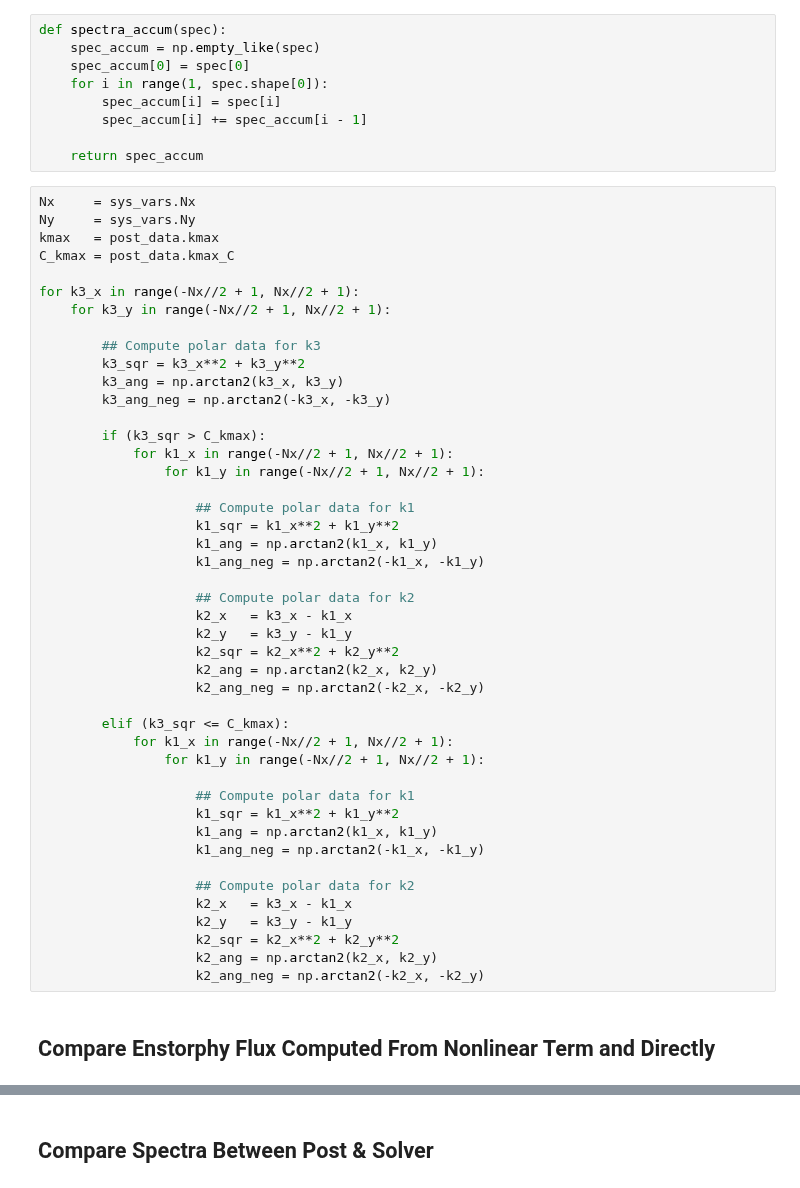
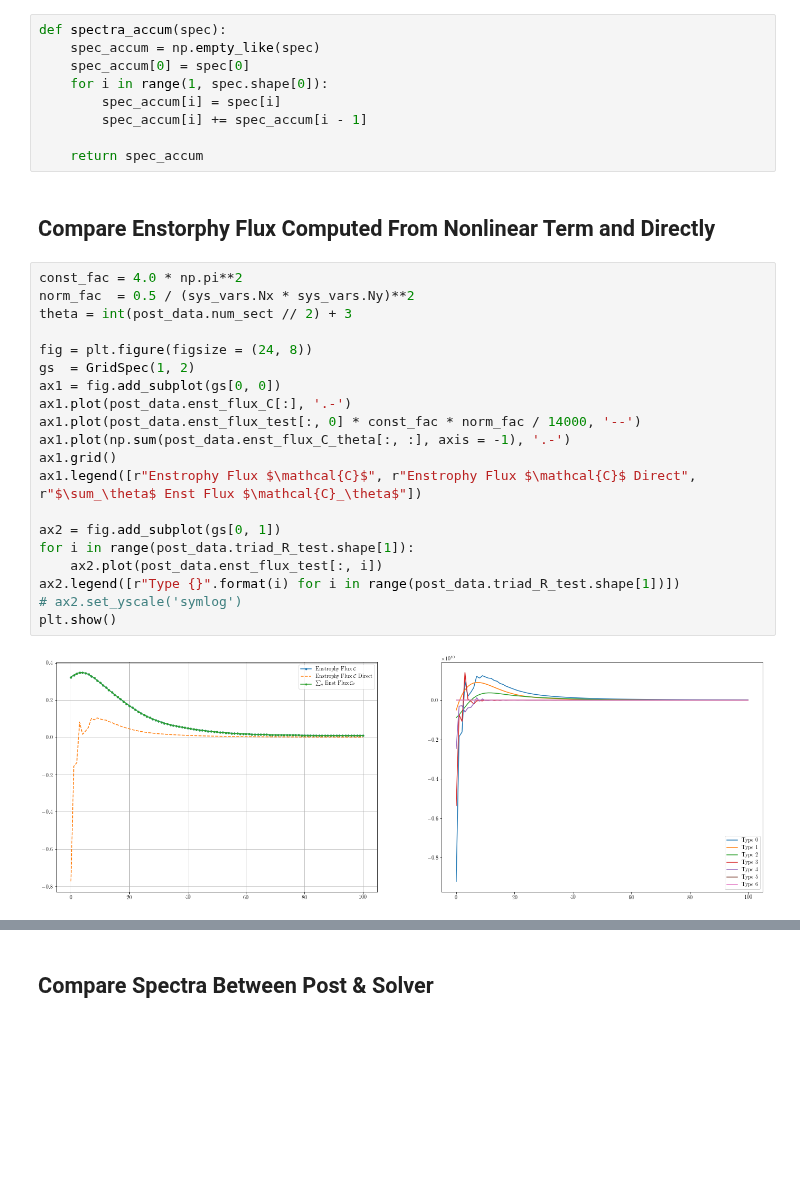
Before and after one commit to EndCar808/2D-Navier-Stokes, a Jupyter notebook: Plotting/CompareFluxes.ipynb, the cells around one changed output, grey strips where cells are left out. Cells and saved outputs as stored; diff of their text form; blank space fills up the shorter version.

```diff
--- a/Plotting/CompareFluxes.ipynb
+++ b/Plotting/CompareFluxes.ipynb
@@ -53,53 +55,30 @@ def spectra_accum(spec):
         spec_accum[i] += spec_accum[i - 1]
 
     return spec_accum
-# %%
-Nx     = sys_vars.Nx
-Ny     = sys_vars.Ny
-kmax   = post_data.kmax
-C_kmax = post_data.kmax_C
-
-for k3_x in range(-Nx//2 + 1, Nx//2 + 1):
-    for k3_y in range(-Nx//2 + 1, Nx//2 + 1):
-
-        ## Compute polar data for k3
-        k3_sqr = k3_x**2 + k3_y**2
-        k3_ang = np.arctan2(k3_x, k3_y)
-        k3_ang_neg = np.arctan2(-k3_x, -k3_y)
-
-        if (k3_sqr > C_kmax):
-            for k1_x in range(-Nx//2 + 1, Nx//2 + 1):
-                for k1_y in range(-Nx//2 + 1, Nx//2 + 1):
-
-                    ## Compute polar data for k1
-                    k1_sqr = k1_x**2 + k1_y**2
-                    k1_ang = np.arctan2(k1_x, k1_y)
-                    k1_ang_neg = np.arctan2(-k1_x, -k1_y)
-
-                    ## Compute polar data for k2
-                    k2_x   = k3_x - k1_x
-                    k2_y   = k3_y - k1_y
-                    k2_sqr = k2_x**2 + k2_y**2
-                    k2_ang = np.arctan2(k2_x, k2_y)
-                    k2_ang_neg = np.arctan2(-k2_x, -k2_y)
-
-        elif (k3_sqr <= C_kmax):
-            for k1_x in range(-Nx//2 + 1, Nx//2 + 1):
-                for k1_y in range(-Nx//2 + 1, Nx//2 + 1):
-
-                    ## Compute polar data for k1
-                    k1_sqr = k1_x**2 + k1_y**2
-                    k1_ang = np.arctan2(k1_x, k1_y)
-                    k1_ang_neg = np.arctan2(-k1_x, -k1_y)
-
-                    ## Compute polar data for k2
-                    k2_x   = k3_x - k1_x
-                    k2_y   = k3_y - k1_y
-                    k2_sqr = k2_x**2 + k2_y**2
-                    k2_ang = np.arctan2(k2_x, k2_y)
-                    k2_ang_neg = np.arctan2(-k2_x, -k2_y)
 # %% [markdown]
 ## Compare Enstorphy Flux Computed From Nonlinear Term and Directly
+# %%
+const_fac = 4.0 * np.pi**2
+norm_fac  = 0.5 / (sys_vars.Nx * sys_vars.Ny)**2
+theta = int(post_data.num_sect // 2) + 3
+
+fig = plt.figure(figsize = (24, 8))
+gs  = GridSpec(1, 2)
+ax1 = fig.add_subplot(gs[0, 0])
+ax1.plot(post_data.enst_flux_C[:], '.-')
+ax1.plot(post_data.enst_flux_test[:, 0] * const_fac * norm_fac / 14000, '--')
+ax1.plot(np.sum(post_data.enst_flux_C_theta[:, :], axis = -1), '.-')
+ax1.grid()
+ax1.legend([r"Enstrophy Flux $\mathcal{C}$", r"Enstrophy Flux $\mathcal{C}$ Direct", r"$\sum_\theta$ Enst Flux $\mathcal{C}_\theta$"])
+
+ax2 = fig.add_subplot(gs[0, 1])
+for i in range(post_data.triad_R_test.shape[1]):
+    ax2.plot(post_data.enst_flux_test[:, i])
+ax2.legend([r"Type {}".format(i) for i in range(post_data.triad_R_test.shape[1])])
+# ax2.set_yscale('symlog')
+plt.show()
+# %% [output]
+[figure, added]
 # %%
 const_fac = 4.0 * np.pi**2
 norm_fac  = 0.5 / (sys_vars.Nx * sys_vars.Ny)**2
```
Also changed, not shown: parts of 7 cells of this notebook, 10 other files.
